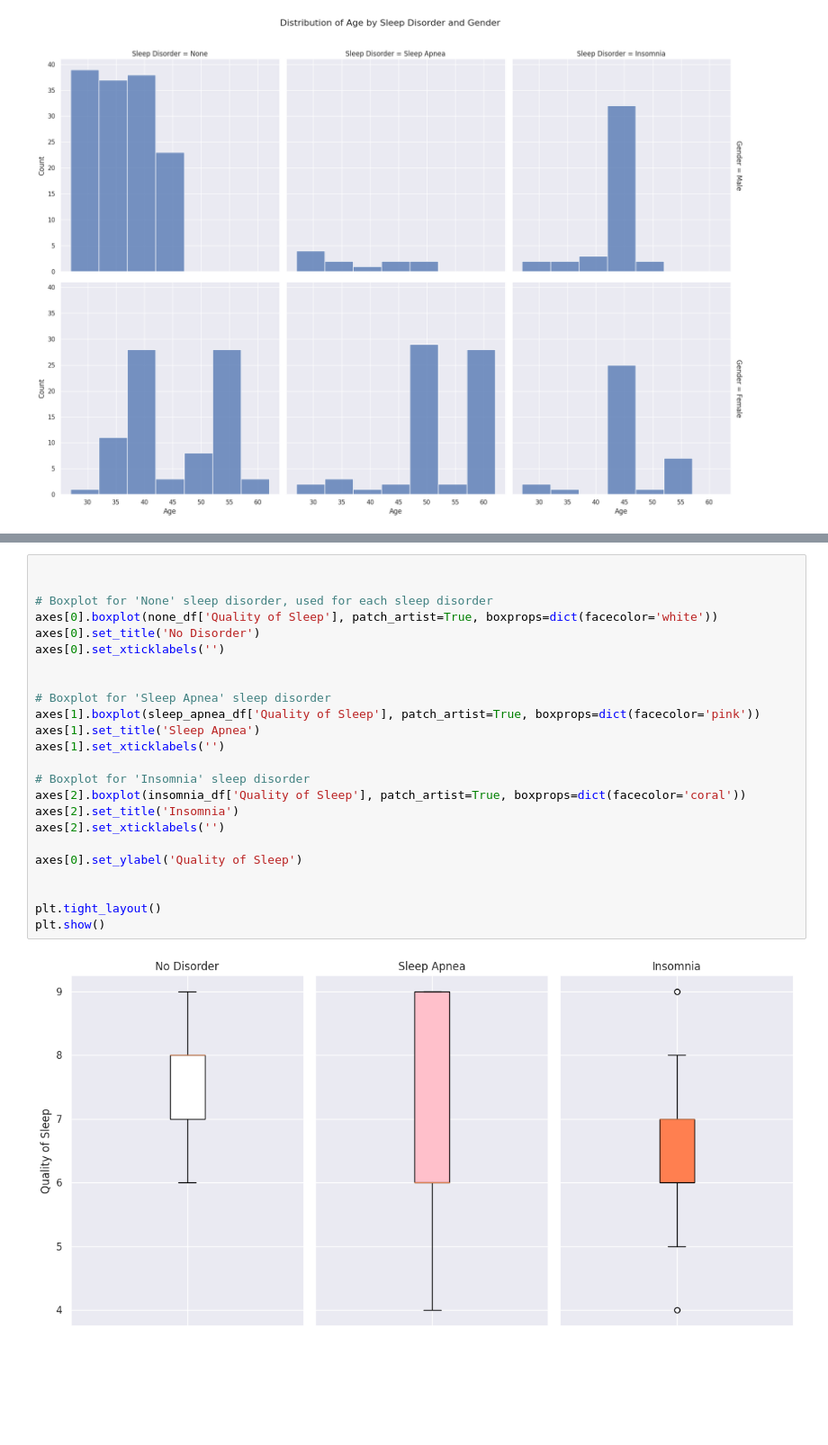
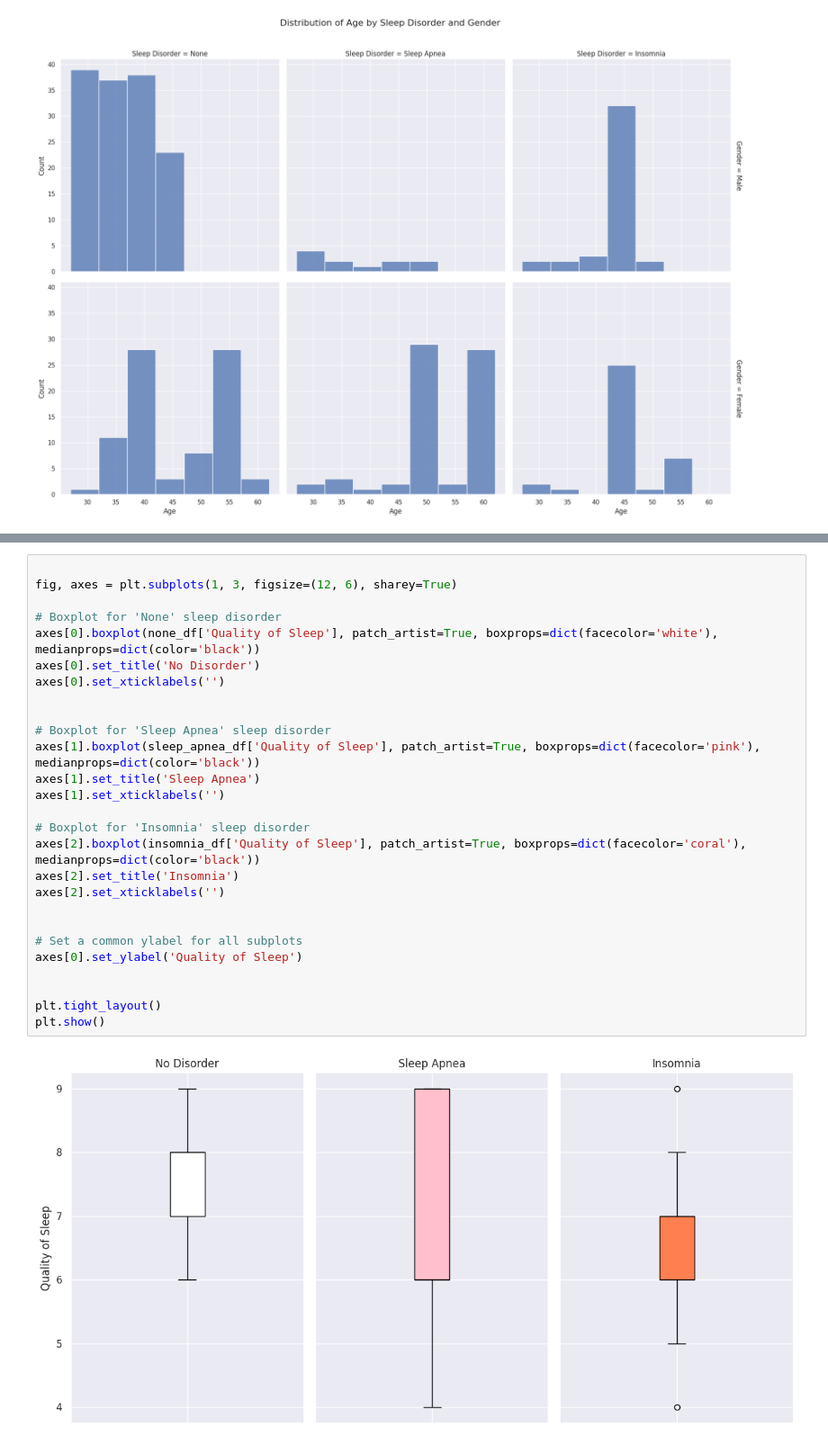
Before and after one commit to csmotherman/CSC302-Midterm, a Jupyter notebook: CSC202_Group_2_Midterm.ipynb, the cells around one changed output, grey strips where cells are left out. Shown at 90% size. Saved outputs shown, nothing was run; the diff lists cells and outputs as text; blank space fills up the shorter version.

```diff
--- a/CSC202_Group_2_Midterm.ipynb
+++ b/CSC202_Group_2_Midterm.ipynb
@@ -190,26 +171,29 @@ plt.show()
 # %%
 
+fig, axes = plt.subplots(1, 3, figsize=(12, 6), sharey=True)
 
-# Boxplot for 'None' sleep disorder, used for each sleep disorder
-axes[0].boxplot(none_df['Quality of Sleep'], patch_artist=True, boxprops=dict(facecolor='white'))
+# Boxplot for 'None' sleep disorder
+axes[0].boxplot(none_df['Quality of Sleep'], patch_artist=True, boxprops=dict(facecolor='white'), medianprops=dict(color='black'))
 axes[0].set_title('No Disorder')
 axes[0].set_xticklabels('')
 
 
 # Boxplot for 'Sleep Apnea' sleep disorder
-axes[1].boxplot(sleep_apnea_df['Quality of Sleep'], patch_artist=True, boxprops=dict(facecolor='pink'))
+axes[1].boxplot(sleep_apnea_df['Quality of Sleep'], patch_artist=True, boxprops=dict(facecolor='pink'), medianprops=dict(color='black'))
 axes[1].set_title('Sleep Apnea')
 axes[1].set_xticklabels('')
 
 # Boxplot for 'Insomnia' sleep disorder
-axes[2].boxplot(insomnia_df['Quality of Sleep'], patch_artist=True, boxprops=dict(facecolor='coral'))
+axes[2].boxplot(insomnia_df['Quality of Sleep'], patch_artist=True, boxprops=dict(facecolor='coral'), medianprops=dict(color='black'))
 axes[2].set_title('Insomnia')
 axes[2].set_xticklabels('')
 
+
+# Set a common ylabel for all subplots
 axes[0].set_ylabel('Quality of Sleep')
 
 
 plt.tight_layout()
 plt.show()
 # %% [output]
-[figure, old version]
+[figure, new version]
```
Also changed, not shown: parts of 11 cells of this notebook.
